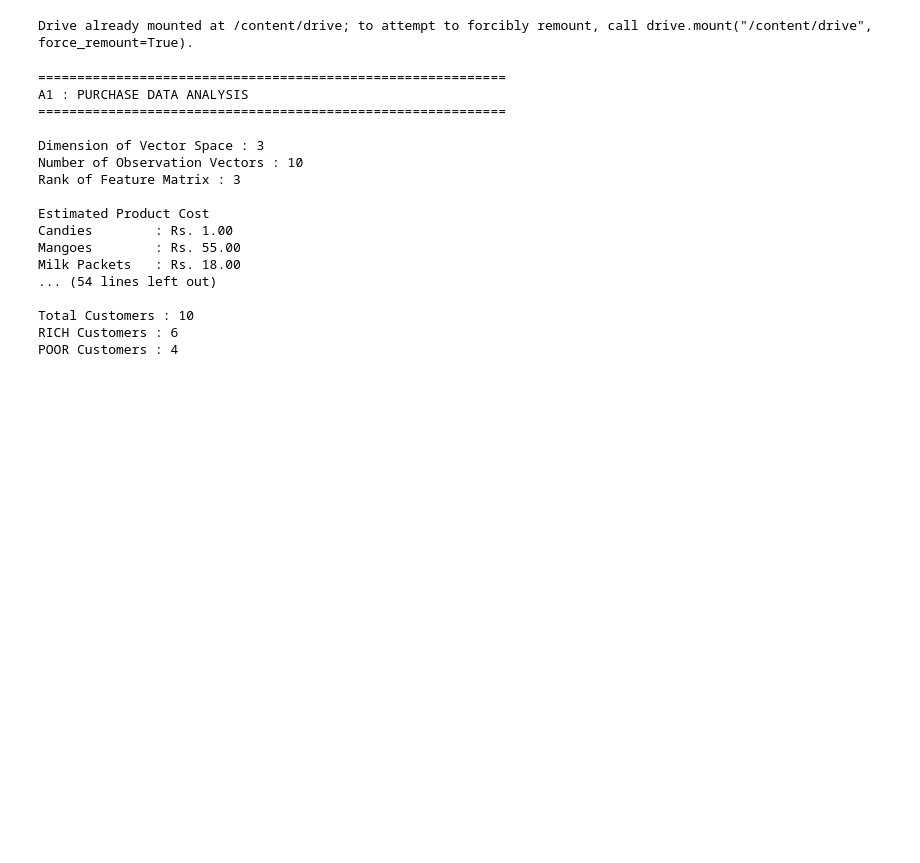
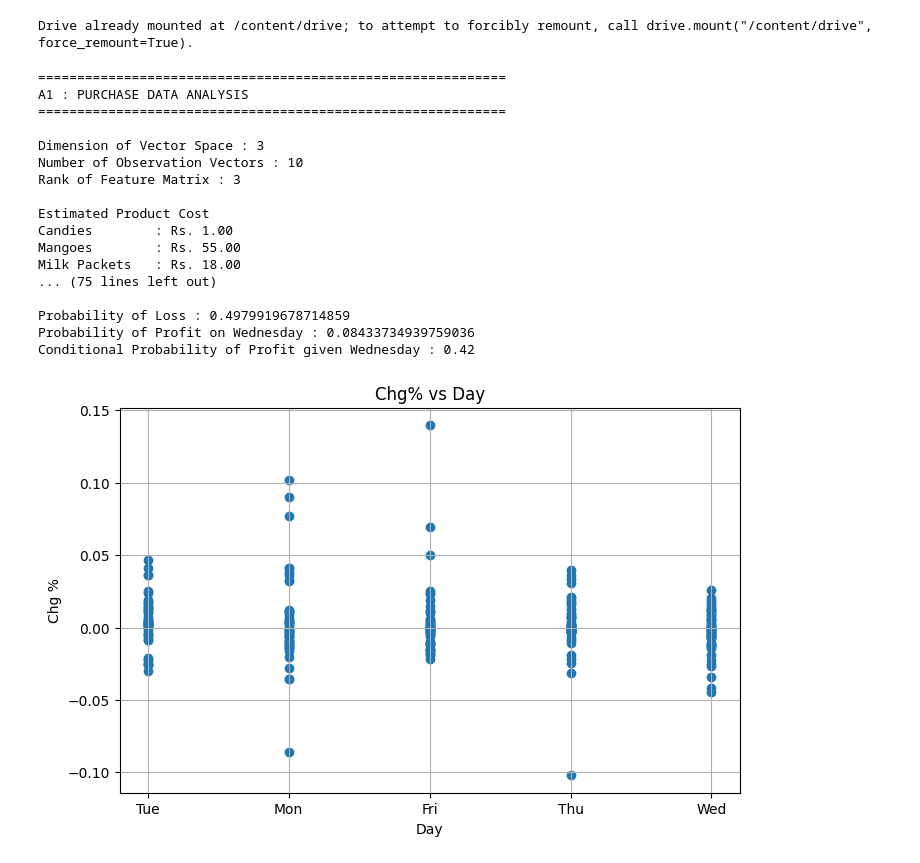
Before and after one commit to pylayaswanthteja/ML_Lab, a Jupyter notebook: Lab02.ipynb, the cells around one changed output. Cells and saved outputs as stored; diff of their text form; code cells hidden in the pictures; blank space fills up the shorter version.

```diff
--- a/Lab02.ipynb
+++ b/Lab02.ipynb
@@ -193,34 +359,93 @@ def main():
     print("A2 : CUSTOMER CLASSIFICATION")
     print("=" * 60)
 
     print(classified_data)
 
     print("\nTotal Customers :", len(classified_data))
 
     print("RICH Customers :",
           (classified_data["Customer Category"] == "RICH").sum())
 
     print("POOR Customers :",
           (classified_data["Customer Category"] == "POOR").sum())
+        # =====================================================
+    # A3 : IRCTC STOCK ANALYSIS
+    # =====================================================
+
+    stock_data = load_stock_data()
+
+    price = stock_data["Price"].values
+
+    population_mean = package_mean(price)
+
+    population_variance = package_variance(price)
+
+    own_mean = custom_mean(price)
+
+    own_variance = custom_variance(price)
+
+    numpy_time = calculate_execution_time(package_mean, price)
+
+    custom_time = calculate_execution_time(custom_mean, price)
+
+    wed_mean = wednesday_mean(stock_data)
+
+    apr_mean = april_mean(stock_data)
+
+    loss_probability = probability_of_loss(stock_data)
+
+    profit_wednesday = probability_profit_on_wednesday(stock_data)
+
+    conditional_profit = conditional_probability(stock_data)
+
+    print("\n")
+    print("="*60)
+    print("A3 : IRCTC STOCK DATA ANALYSIS")
+    print("="*60)
+
+    print("\nPopulation Mean :", population_mean)
+
+    print("Population Variance :", population_variance)
+
+    print("\nCustom Mean :", own_mean)
+
+    print("Custom Variance :", own_variance)
+
+    print("\nAverage Time using NumPy :", numpy_time)
+
+    print("Average Time using Custom Function :", custom_time)
+
+    print("\nWednesday Sample Mean :", wed_mean)
+
+    print("April Sample Mean :", apr_mean)
+
+    print("\nProbability of Loss :", loss_probability)
+
+    print("Probability of Profit on Wednesday :", profit_wednesday)
+
+    print("Conditional Probability of Profit given Wednesday :", conditional_profit)
+
+    draw_scatter_plot(stock_data)
 
 
 if __name__ == "__main__":
     main()
 # %% [output]
 ============================================================
 A1 : PURCHASE DATA ANALYSIS
 ============================================================
 
 Dimension of Vector Space : 3
 Number of Observation Vectors : 10
 Rank of Feature Matrix : 3
 
 Estimated Product Cost
 Candies        : Rs. 1.00
 Mangoes        : Rs. 55.00
 Milk Packets   : Rs. 18.00
-... (54 lines left out)
+... (75 lines left out)
 
-Total Customers : 10
-RICH Customers : 6
-POOR Customers : 4
+Probability of Loss : 0.4979919678714859
+Probability of Profit on Wednesday : 0.08433734939759036
+Conditional Probability of Profit given Wednesday : 0.42
+[figure, added]
```
Also changed, not shown: parts of 1 cell of this notebook.
